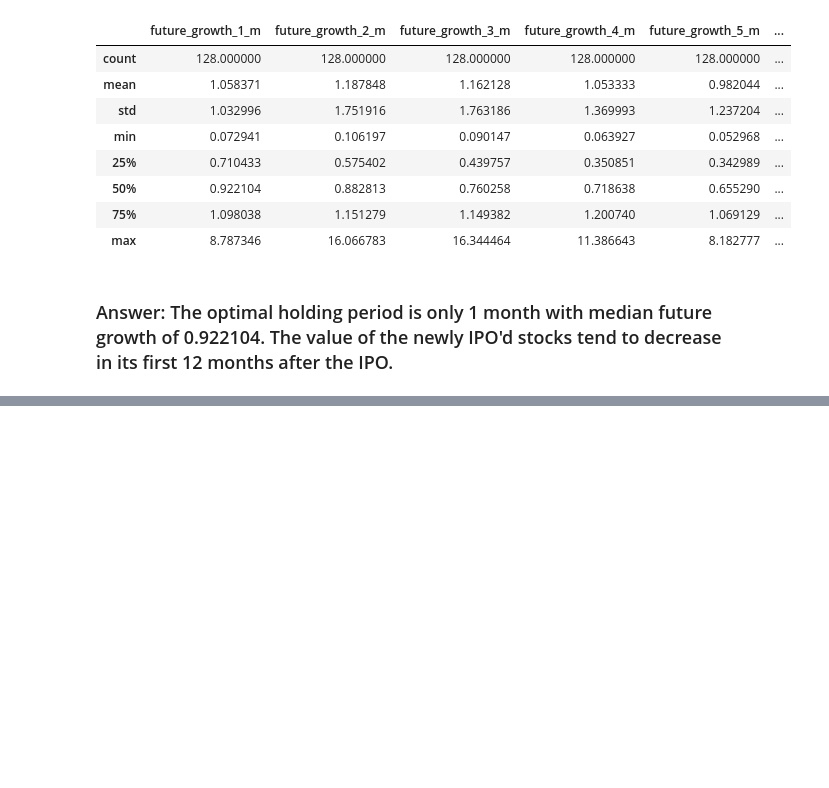
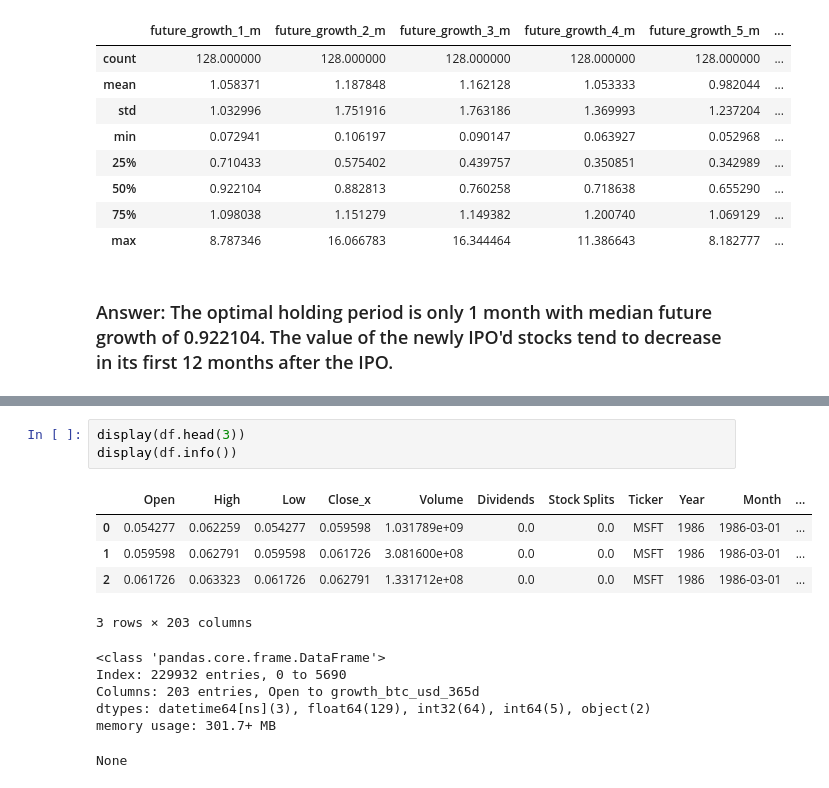
Before and after one commit to romadvincula/learn, a Jupyter notebook: dtc/stock-market-analytics-zoomcamp-2026/02-dataframe-analysis/homework2_answered.ipynb, the cells around one changed output, grey strips where cells are left out. Saved outputs shown, nothing was run; the diff lists cells and outputs as text; blank space fills up the shorter version.

```diff
--- a/dtc/stock-market-analytics-zoomcamp-2026/02-dataframe-analysis/homework2_answered.ipynb
+++ b/dtc/stock-market-analytics-zoomcamp-2026/02-dataframe-analysis/homework2_answered.ipynb
@@ -442,0 +463,15 @@ merged_df.describe()
+# %%
+display(df.head(3))
+display(df.info())
+# %% [output]
+|  | Open | High | Low | Close_x | Volume | Dividends | Stock Splits | Ticker | Year | Month | ... |
+| 0 | 0.054277 | 0.062259 | 0.054277 | 0.059598 | 1.031789e+09 | 0.0 | 0.0 | MSFT | 1986 | 1986-03-01 | ... |
+| 1 | 0.059598 | 0.062791 | 0.059598 | 0.061726 | 3.081600e+08 | 0.0 | 0.0 | MSFT | 1986 | 1986-03-01 | ... |
+| 2 | 0.061726 | 0.063323 | 0.061726 | 0.062791 | 1.331712e+08 | 0.0 | 0.0 | MSFT | 1986 | 1986-03-01 | ... |
+3 rows × 203 columns
+<class 'pandas.core.frame.DataFrame'>
+Index: 229932 entries, 0 to 5690
+Columns: 203 entries, Open to growth_btc_usd_365d
+dtypes: datetime64[ns](3), float64(129), int32(64), int64(5), object(2)
+memory usage: 301.7+ MB
+None
```
Also changed, not shown: parts of 7 cells of this notebook.
